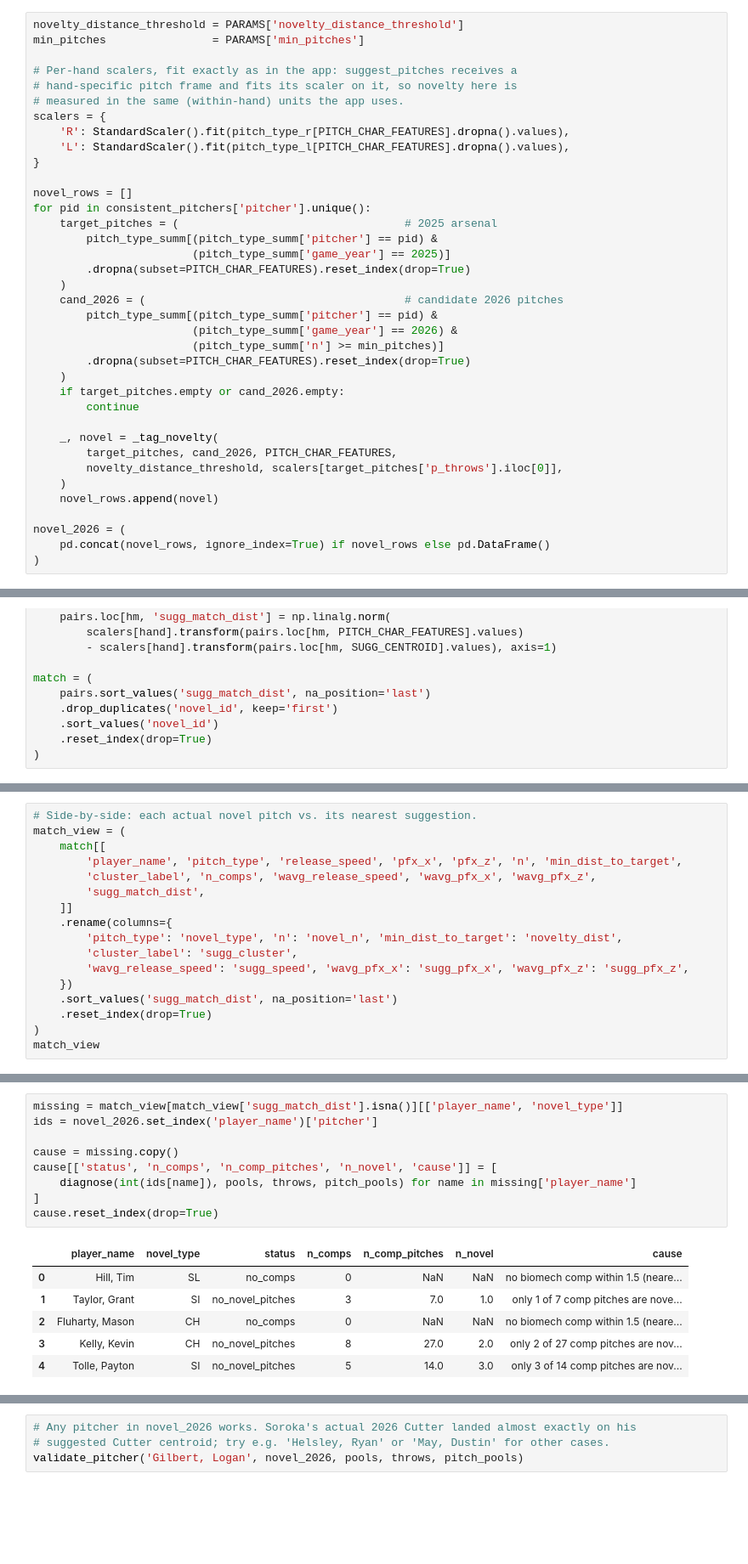
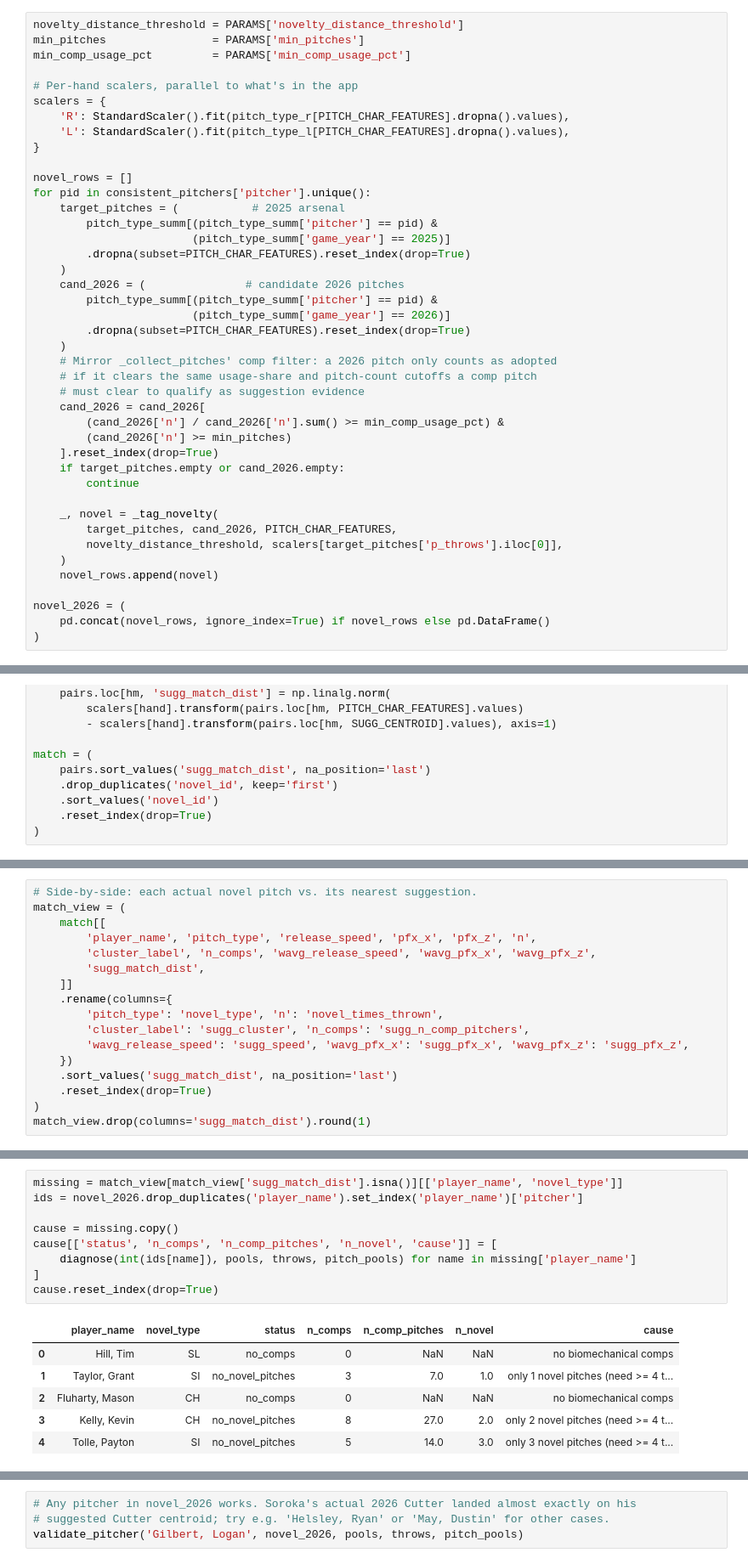
Before and after one commit to simontodreas/New-Pitches-Tool, a Jupyter notebook: notebooks/2026 Validation.ipynb, the cells around one changed output, grey strips where cells are left out. Shown at 85% size. Cells and saved outputs as stored; diff of their text form; blank space fills up the shorter version.

```diff
--- a/notebooks/2026 Validation.ipynb
+++ b/notebooks/2026 Validation.ipynb
@@ -92,10 +91,9 @@ For each of the 466 consistent pitchers, treat their **2025 arsenal** as the tar
 # %%
 novelty_distance_threshold = PARAMS['novelty_distance_threshold']
 min_pitches                = PARAMS['min_pitches']
+min_comp_usage_pct         = PARAMS['min_comp_usage_pct']
 
-# Per-hand scalers, fit exactly as in the app: suggest_pitches receives a
-# hand-specific pitch frame and fits its scaler on it, so novelty here is
-# measured in the same (within-hand) units the app uses.
+# Per-hand scalers, parallel to what's in the app
 scalers = {
     'R': StandardScaler().fit(pitch_type_r[PITCH_CHAR_FEATURES].dropna().values),
     'L': StandardScaler().fit(pitch_type_l[PITCH_CHAR_FEATURES].dropna().values),
@@ -103,17 +101,23 @@ scalers = {
 
 novel_rows = []
 for pid in consistent_pitchers['pitcher'].unique():
-    target_pitches = (                                  # 2025 arsenal
+    target_pitches = (           # 2025 arsenal
         pitch_type_summ[(pitch_type_summ['pitcher'] == pid) &
                         (pitch_type_summ['game_year'] == 2025)]
         .dropna(subset=PITCH_CHAR_FEATURES).reset_index(drop=True)
     )
-    cand_2026 = (                                       # candidate 2026 pitches
+    cand_2026 = (               # candidate 2026 pitches
         pitch_type_summ[(pitch_type_summ['pitcher'] == pid) &
-                        (pitch_type_summ['game_year'] == 2026) &
-                        (pitch_type_summ['n'] >= min_pitches)]
+                        (pitch_type_summ['game_year'] == 2026)]
         .dropna(subset=PITCH_CHAR_FEATURES).reset_index(drop=True)
     )
+    # Mirror _collect_pitches' comp filter: a 2026 pitch only counts as adopted
+    # if it clears the same usage-share and pitch-count cutoffs a comp pitch
+    # must clear to qualify as suggestion evidence
+    cand_2026 = cand_2026[
+        (cand_2026['n'] / cand_2026['n'].sum() >= min_comp_usage_pct) &
+        (cand_2026['n'] >= min_pitches)
+    ].reset_index(drop=True)
     if target_pitches.empty or cand_2026.empty:
         continue
 
@@ -214,17 +215,17 @@ dtype: int64
 # Side-by-side: each actual novel pitch vs. its nearest suggestion.
 match_view = (
     match[[
-        'player_name', 'pitch_type', 'release_speed', 'pfx_x', 'pfx_z', 'n', 'min_dist_to_target',
+        'player_name', 'pitch_type', 'release_speed', 'pfx_x', 'pfx_z', 'n',
         'cluster_label', 'n_comps', 'wavg_release_speed', 'wavg_pfx_x', 'wavg_pfx_z',
         'sugg_match_dist',
     ]]
     .rename(columns={
-        'pitch_type': 'novel_type', 'n': 'novel_n', 'min_dist_to_target': 'novelty_dist',
-        'cluster_label': 'sugg_cluster',
+        'pitch_type': 'novel_type', 'n': 'novel_times_thrown',
+        'cluster_label': 'sugg_cluster', 'n_comps': 'sugg_n_comp_pitchers',
         'wavg_release_speed': 'sugg_speed', 'wavg_pfx_x': 'sugg_pfx_x', 'wavg_pfx_z': 'sugg_pfx_z',
     })
     .sort_values('sugg_match_dist', na_position='last')
     .reset_index(drop=True)
 )
-match_view
+match_view.drop(columns='sugg_match_dist').round(1)
 # %% [output]
@@ -256,20 +257,20 @@ shows exactly which gate each pitcher fails: either **`no_comps`** (no biomechan
 enough — `min_dist_to_target >= 1.2` — to cluster into a suggestion).
 # %%
 missing = match_view[match_view['sugg_match_dist'].isna()][['player_name', 'novel_type']]
-ids = novel_2026.set_index('player_name')['pitcher']
+ids = novel_2026.drop_duplicates('player_name').set_index('player_name')['pitcher']
 
 cause = missing.copy()
 cause[['status', 'n_comps', 'n_comp_pitches', 'n_novel', 'cause']] = [
     diagnose(int(ids[name]), pools, throws, pitch_pools) for name in missing['player_name']
 ]
 cause.reset_index(drop=True)
 # %% [output]
 |  | player_name | novel_type | status | n_comps | n_comp_pitches | n_novel | cause |
-| 0 | Hill, Tim | SL | no_comps | 0 | NaN | NaN | no biomech comp within 1.5 (neare... |
-| 1 | Taylor, Grant | SI | no_novel_pitches | 3 | 7.0 | 1.0 | only 1 of 7 comp pitches are nove... |
-| 2 | Fluharty, Mason | CH | no_comps | 0 | NaN | NaN | no biomech comp within 1.5 (neare... |
-| 3 | Kelly, Kevin | CH | no_novel_pitches | 8 | 27.0 | 2.0 | only 2 of 27 comp pitches are nov... |
-| 4 | Tolle, Payton | SI | no_novel_pitches | 5 | 14.0 | 3.0 | only 3 of 14 comp pitches are nov... |
+| 0 | Hill, Tim | SL | no_comps | 0 | NaN | NaN | no biomechanical comps |
+| 1 | Taylor, Grant | SI | no_novel_pitches | 3 | 7.0 | 1.0 | only 1 novel pitches (need >= 4 t... |
+| 2 | Fluharty, Mason | CH | no_comps | 0 | NaN | NaN | no biomechanical comps |
+| 3 | Kelly, Kevin | CH | no_novel_pitches | 8 | 27.0 | 2.0 | only 2 novel pitches (need >= 4 t... |
+| 4 | Tolle, Payton | SI | no_novel_pitches | 5 | 14.0 | 3.0 | only 3 novel pitches (need >= 4 t... |
 # %% [markdown]
 ## Visualize one pitcher: actual novel pitch vs. suggestions
 
```
Also changed, not shown: parts of 11 cells of this notebook, 12 other files.
